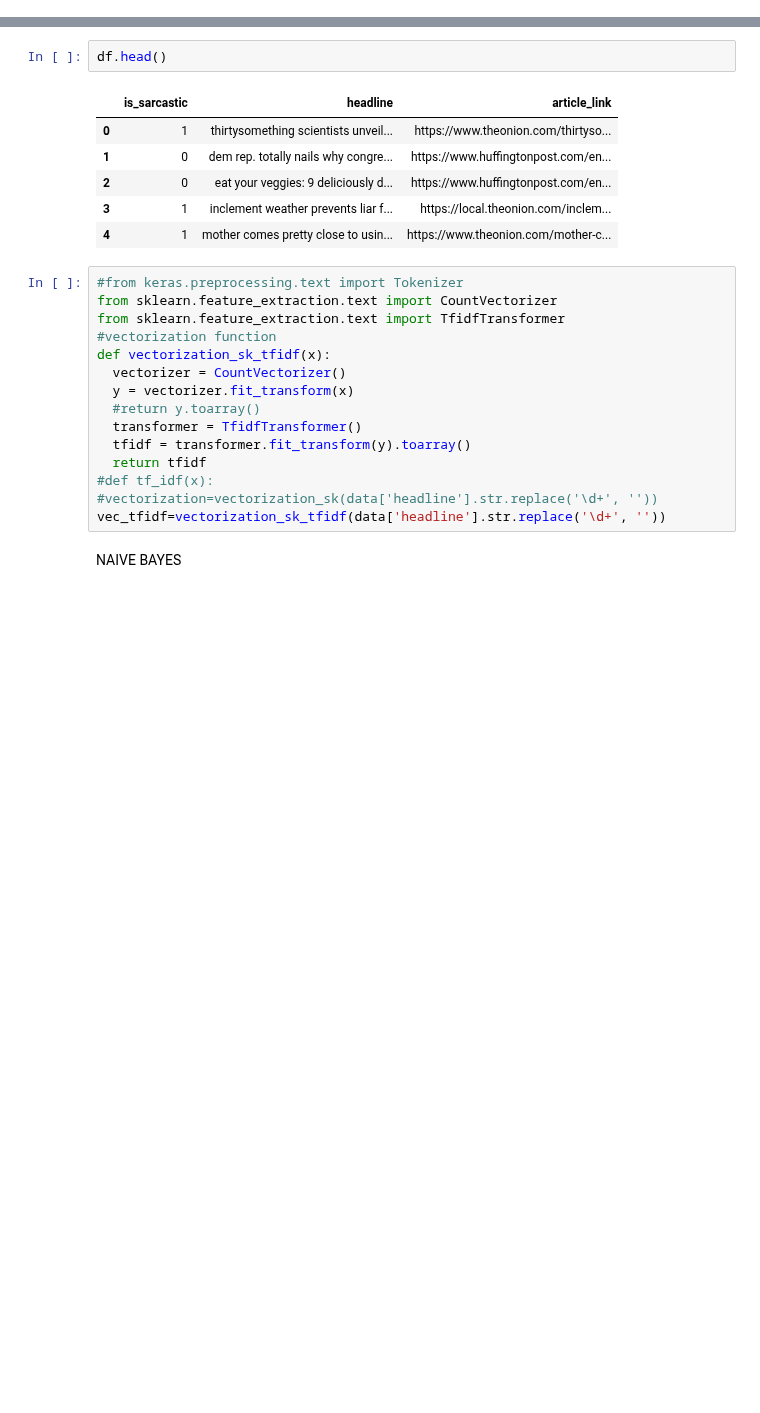
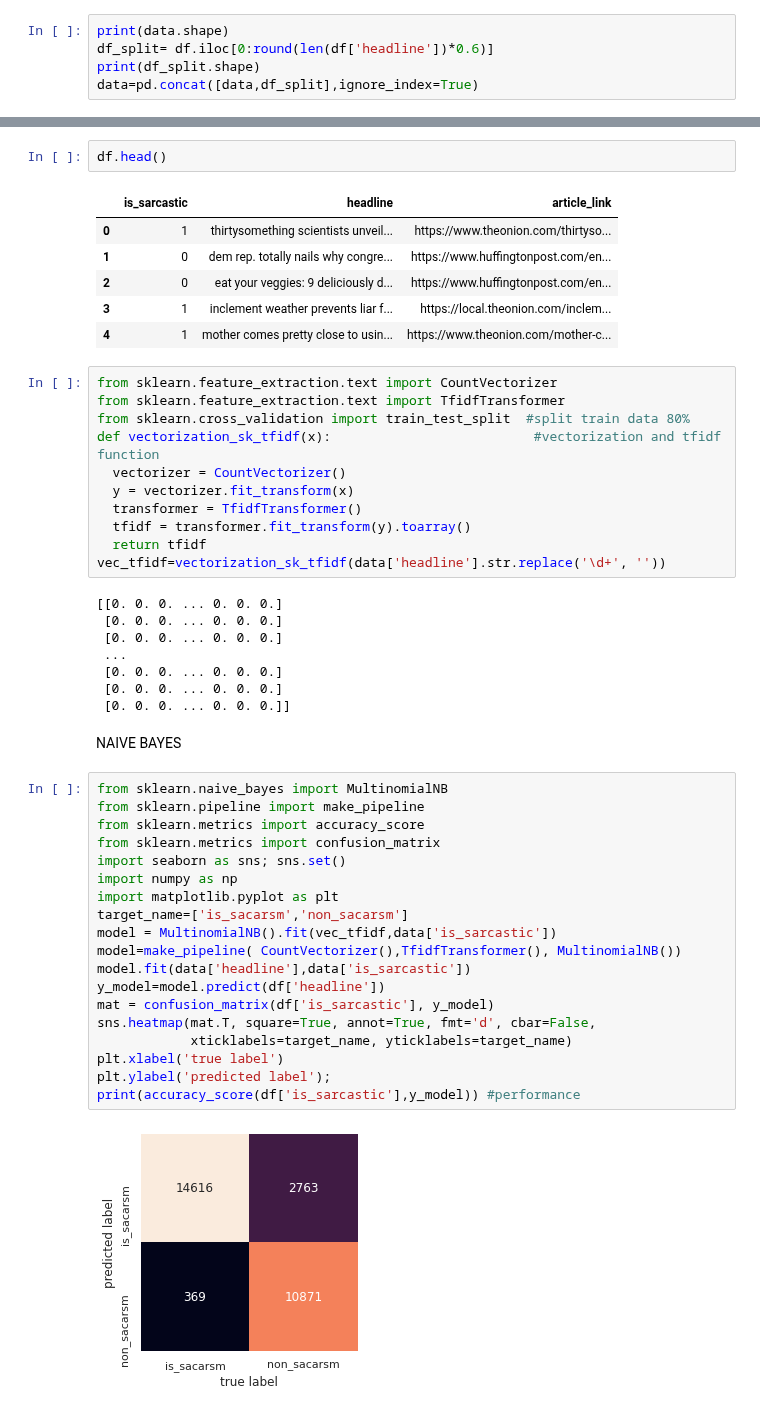
Before and after one commit to lephuocdat2000/-CS114.K21-, a Jupyter notebook: sacarsmdetection.ipynb, the cells around one changed output, grey strips where cells are left out. Cells and saved outputs as stored; diff of their text form; blank space fills up the shorter version.

```diff
--- a/sacarsmdetection.ipynb
+++ b/sacarsmdetection.ipynb
@@ -36,0 +37,5 @@ df = pd.read_json(io.BytesIO(uploaded['Sarcasm_Headlines_Dataset_v2.json']), lin
+# %%
+print(data.shape)
+df_split= df.iloc[0:round(len(df['headline'])*0.6)]
+print(df_split.shape)
+data=pd.concat([data,df_split],ignore_index=True)
@@ -44,20 +52,45 @@ df.head()
 | 3 | 1 | inclement weather prevents liar f... | https://local.theonion.com/inclem... |
 | 4 | 1 | mother comes pretty close to usin... | https://www.theonion.com/mother-c... |
 # %%
-#from keras.preprocessing.text import Tokenizer
 from sklearn.feature_extraction.text import CountVectorizer
 from sklearn.feature_extraction.text import TfidfTransformer
-#vectorization function
-def vectorization_sk_tfidf(x):
+from sklearn.cross_validation import train_test_split  #split train data 80%
+def vectorization_sk_tfidf(x):                          #vectorization and tfidf function
   vectorizer = CountVectorizer()
   y = vectorizer.fit_transform(x)
-  #return y.toarray()
   transformer = TfidfTransformer()
   tfidf = transformer.fit_transform(y).toarray()
   return tfidf
-#def tf_idf(x):
-#vectorization=vectorization_sk(data['headline'].str.replace('\d+', ''))
 vec_tfidf=vectorization_sk_tfidf(data['headline'].str.replace('\d+', ''))
+# %% [output]
+[[0. 0. 0. ... 0. 0. 0.]
+ [0. 0. 0. ... 0. 0. 0.]
+ [0. 0. 0. ... 0. 0. 0.]
+ ...
+ [0. 0. 0. ... 0. 0. 0.]
+ [0. 0. 0. ... 0. 0. 0.]
+ [0. 0. 0. ... 0. 0. 0.]]
 # %% [markdown]
 NAIVE BAYES
+# %%
+from sklearn.naive_bayes import MultinomialNB
+from sklearn.pipeline import make_pipeline
+from sklearn.metrics import accuracy_score
+from sklearn.metrics import confusion_matrix
+import seaborn as sns; sns.set()
+import numpy as np
+import matplotlib.pyplot as plt
+target_name=['is_sacarsm','non_sacarsm']
+model = MultinomialNB().fit(vec_tfidf,data['is_sarcastic'])
+model=make_pipeline( CountVectorizer(),TfidfTransformer(), MultinomialNB())
+model.fit(data['headline'],data['is_sarcastic'])
+y_model=model.predict(df['headline'])
+mat = confusion_matrix(df['is_sarcastic'], y_model)
+sns.heatmap(mat.T, square=True, annot=True, fmt='d', cbar=False,
+            xticklabels=target_name, yticklabels=target_name)
+plt.xlabel('true label')
+plt.ylabel('predicted label');
+print(accuracy_score(df['is_sarcastic'],y_model)) #performance
+# %% [output]
+[figure, added]
 # %%
```
Also changed, not shown: parts of 8 cells of this notebook.
